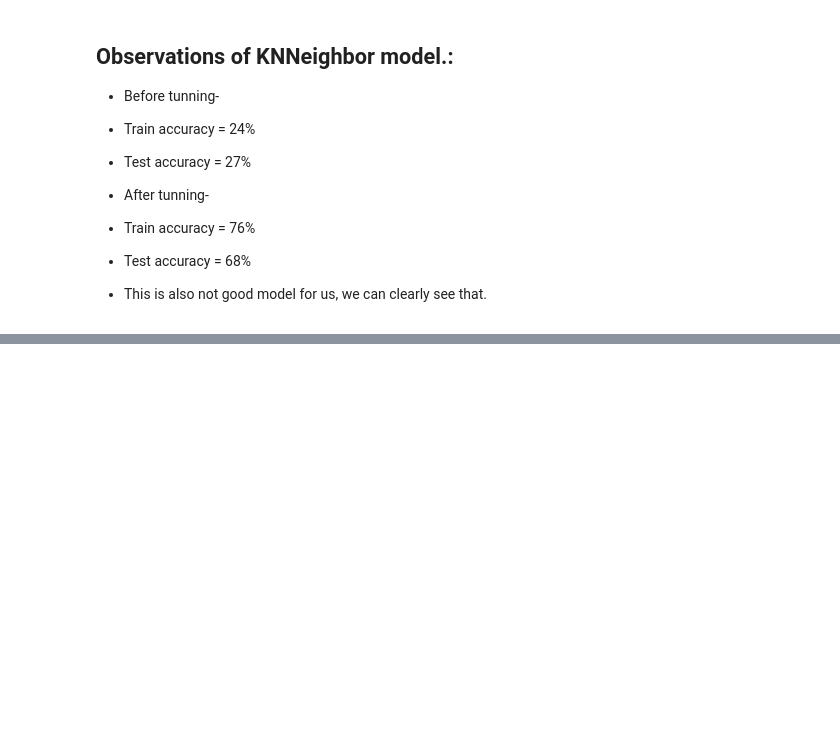
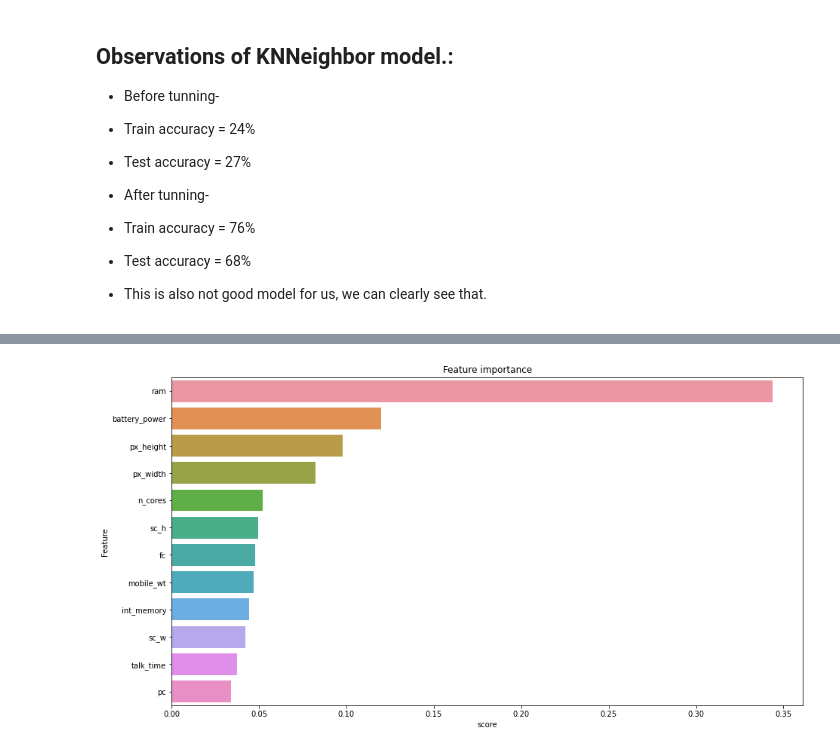
Before and after one commit to itsmimahi/Mobile-Price-Range-Prediction, a Jupyter notebook: ML_Classificatin_Project.ipynb, the cells around one changed output, grey strips where cells are left out. Cells and saved outputs as stored; diff of their text form; code cells hidden in the pictures; blank space fills up the shorter version.

```diff
--- a/ML_Classificatin_Project.ipynb
+++ b/ML_Classificatin_Project.ipynb
@@ -1421,0 +1635,5 @@ plot_auc_roc(y_test, pred_prob)
+# %%
+# plotting feature importance.
+plot_feature_importance(xgb_optimal)
+# %% [output]
+[figure, added]
```
Also changed, not shown: parts of 87 cells of this notebook.
